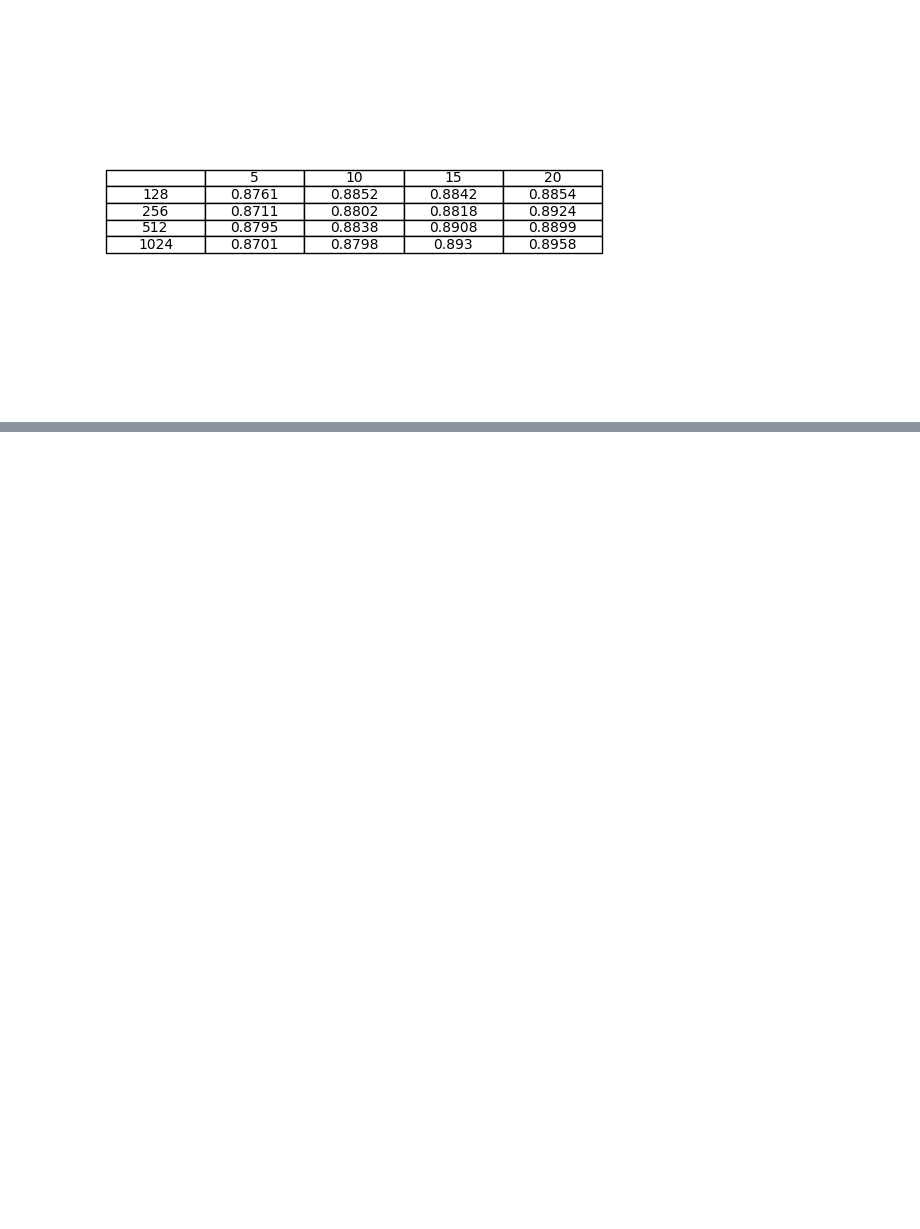
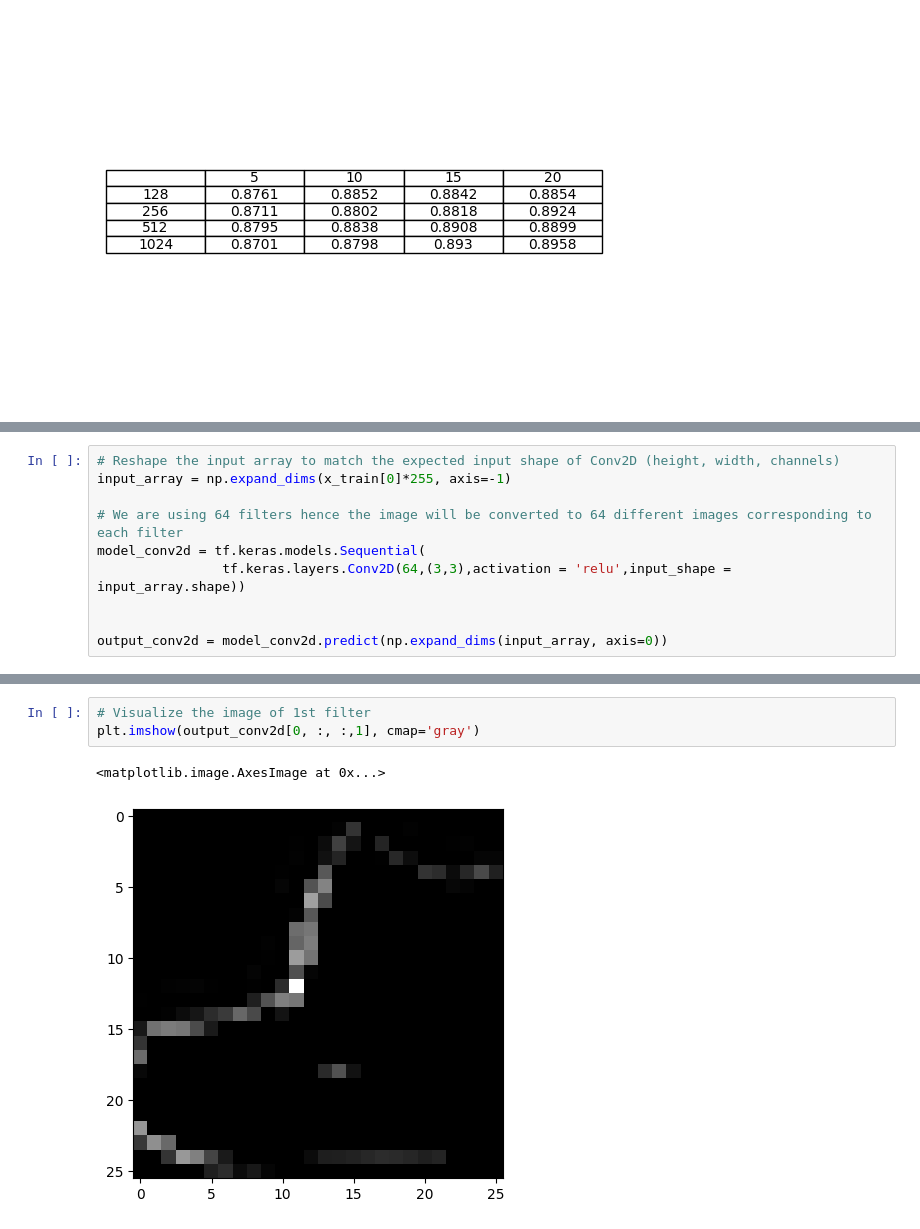
Before and after one commit to Rudrransh17/Clothing-Recogniser, a Jupyter notebook: model.ipynb, the cells around one changed output, grey strips where cells are left out. Saved outputs shown, nothing was run; the diff lists cells and outputs as text; blank space fills up the shorter version.

```diff
--- a/model.ipynb
+++ b/model.ipynb
@@ -256,0 +263,10 @@ plt.show()
+# %%
+# Reshape the input array to match the expected input shape of Conv2D (height, width, channels)
+input_array = np.expand_dims(x_train[0]*255, axis=-1)
+
+# We are using 64 filters hence the image will be converted to 64 different images corresponding to each filter
+model_conv2d = tf.keras.models.Sequential(
+                tf.keras.layers.Conv2D(64,(3,3),activation = 'relu',input_shape = input_array.shape))
+
+
+output_conv2d = model_conv2d.predict(np.expand_dims(input_array, axis=0))
@@ -256,0 +283,6 @@ plt.show()
+# %%
+# Visualize the image of 1st filter
+plt.imshow(output_conv2d[0, :, :,1], cmap='gray')
+# %% [output]
+<matplotlib.image.AxesImage at 0x...>
+[figure, added]
```
Also changed, not shown: parts of 4 cells of this notebook.
